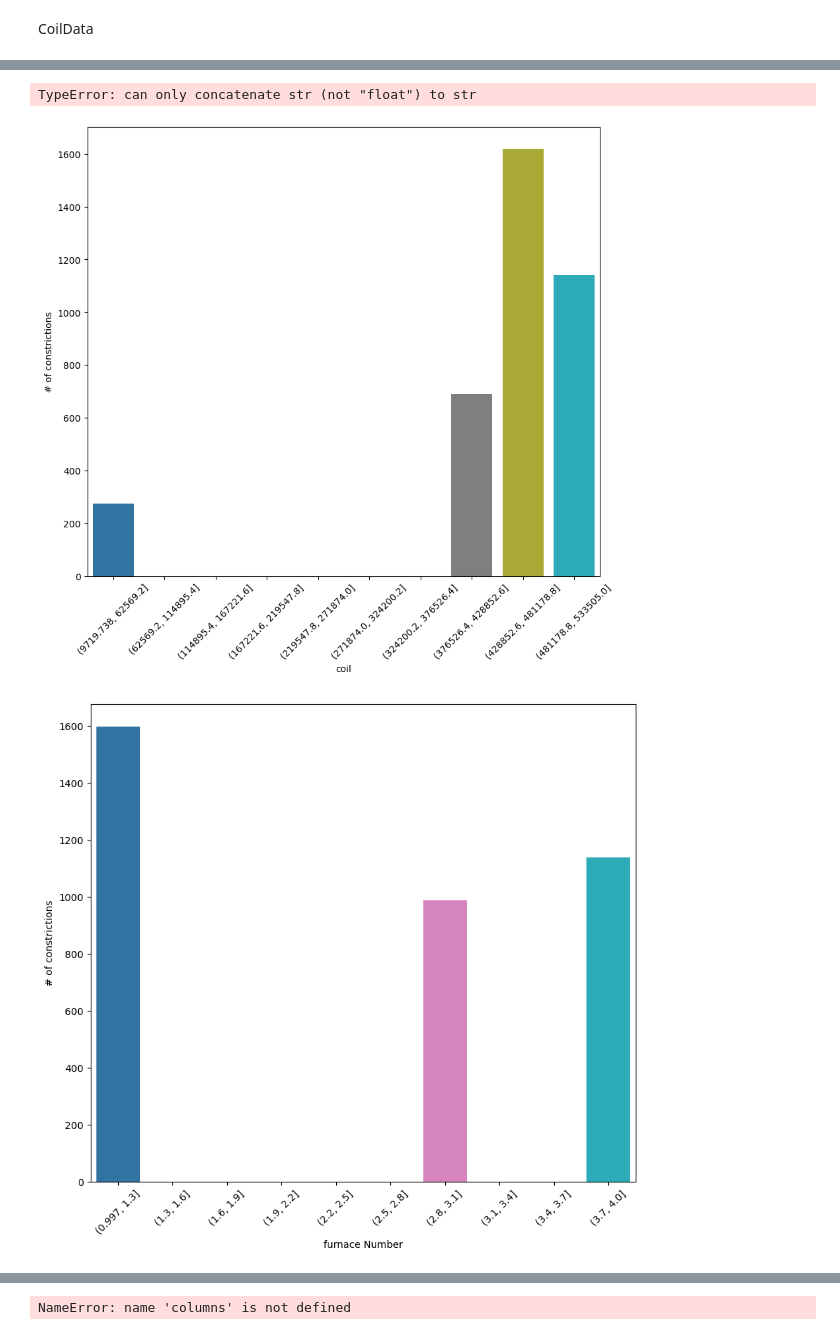
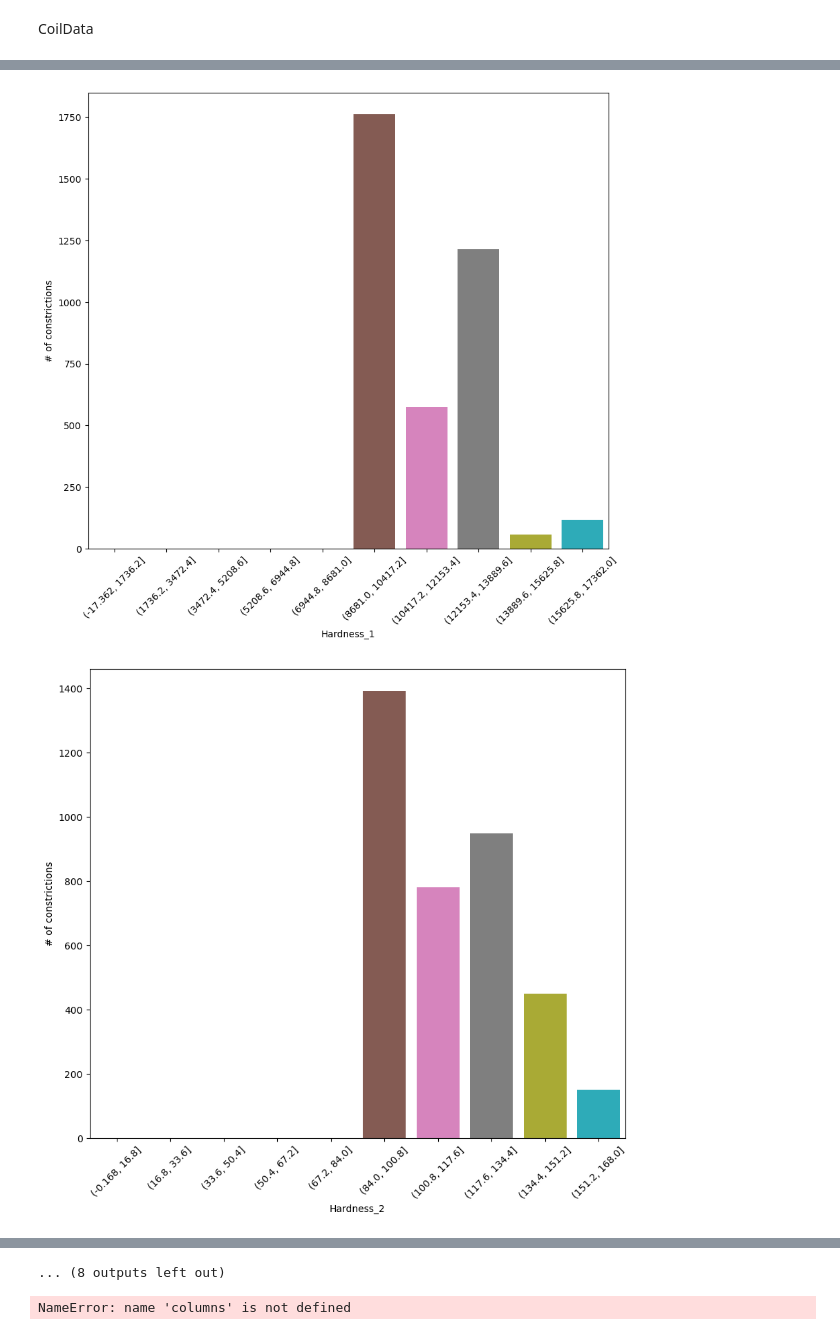
Before and after one commit to HavvaEb/ArcelorMittal_project, a Jupyter notebook: Classification.ipynb, the cells around one changed output, grey strips where cells are left out. Saved outputs shown, nothing was run; the diff lists cells and outputs as text; code cells hidden in the pictures.

```diff
--- a/Classification.ipynb
+++ b/Classification.ipynb
@@ -100,23 +97,22 @@ Text(0, 0.5, '# of constrictions')
 # %%
-for col in columns:
+for col in columns[2:]:
     try:
         plotDf = CoilData[[col,'constriction']]
         plotDf = plotDf.sort_values(by=[col])
 
         plotDf[col] = pd.cut(plotDf[col],bins=10)
         plotDf = plotDf.groupby(col).constriction.sum()
         plotDf = pd.DataFrame(plotDf)
         plotDf = plotDf.reset_index()
 
         plotDf[col] = plotDf[col].astype(str)
         plt.figure(figsize=(10,9),dpi=100)
         plt.xticks(rotation=45)
 
         sns.barplot(data=plotDf,x=col,y="constriction")
         plt.ylabel("# of constrictions")
     except:
         continue
 # %% [output]
-TypeError: can only concatenate str (not "float") to str
-[figure, old version]
+[figure, new version]
-[figure, old version]
+[figure, new version]
@@ -123,3 +129,4 @@ TypeError: can only concatenate str (not "float") to str
+... (8 outputs left out)
 # %%
 columns
 # %% [output]
```
Also changed, not shown: parts of 2 cells of this notebook.
